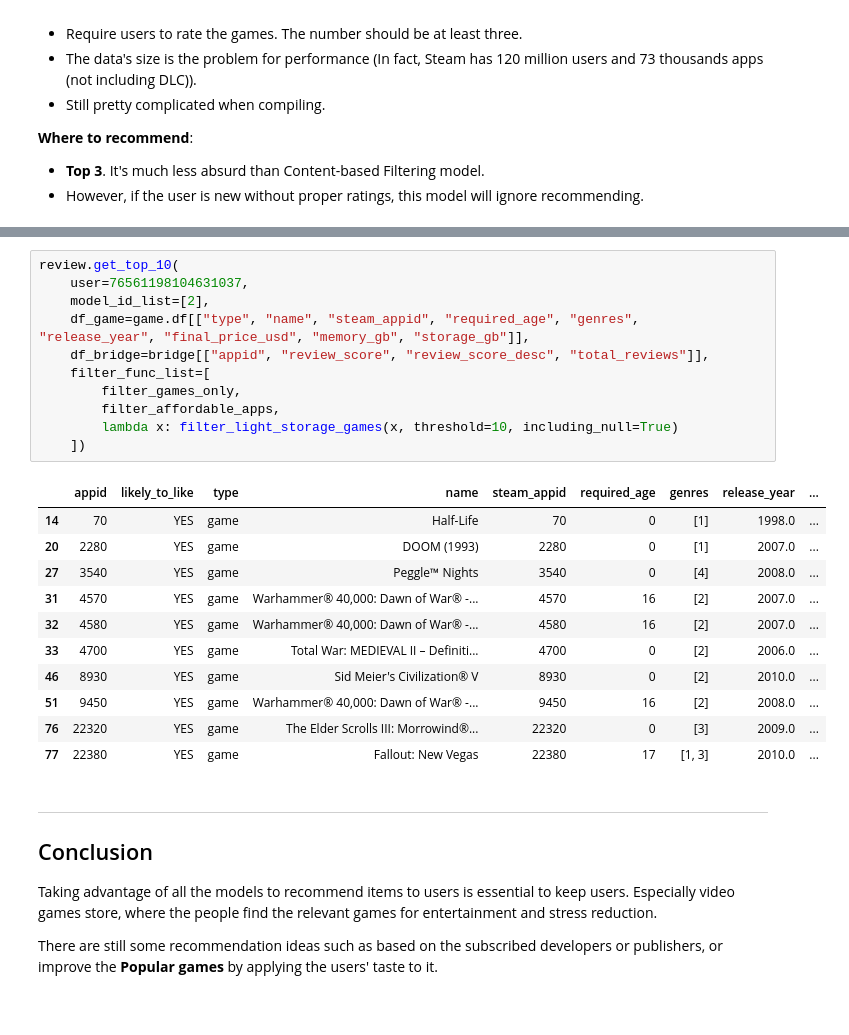
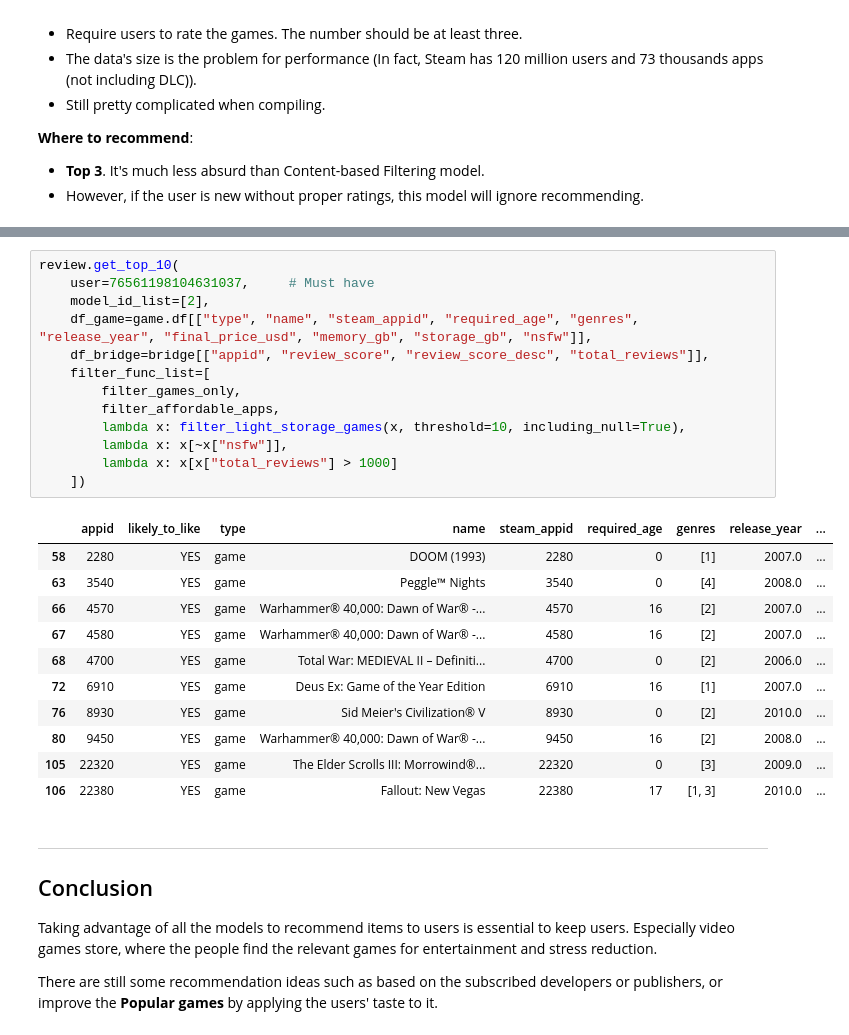
Before and after one commit to lephu13502/Steam-DB-Analysis, a Jupyter notebook: modeling_recommendation_v3.ipynb, the cells around one changed output, grey strips where cells are left out. Saved outputs shown, nothing was run; the diff lists cells and outputs as text.

```diff
--- a/modeling_recommendation_v3.ipynb
+++ b/modeling_recommendation_v3.ipynb
@@ -321,26 +358,28 @@ Based on the rating, we can extract the relevant games for each users.
 # %%
 review.get_top_10(
-    user=76561198104631037,
+    user=76561198104631037,		# Must have
     model_id_list=[2],
-    df_game=game.df[["type", "name", "steam_appid", "required_age", "genres",  "release_year", "final_price_usd", "memory_gb", "storage_gb"]],
+    df_game=game.df[["type", "name", "steam_appid", "required_age", "genres",  "release_year", "final_price_usd", "memory_gb", "storage_gb", "nsfw"]],
     df_bridge=bridge[["appid", "review_score", "review_score_desc", "total_reviews"]],
     filter_func_list=[
         filter_games_only,
         filter_affordable_apps,
-        lambda x: filter_light_storage_games(x, threshold=10, including_null=True)
+        lambda x: filter_light_storage_games(x, threshold=10, including_null=True),
+		lambda x: x[~x["nsfw"]],
+		lambda x: x[x["total_reviews"] > 1000]
     ])
 # %% [output]
 |  | appid | likely_to_like | type | name | steam_appid | required_age | genres | release_year | ... |
-| 14 | 70 | YES | game | Half-Life | 70 | 0 | [1] | 1998.0 | ... |
-| 20 | 2280 | YES | game | DOOM (1993) | 2280 | 0 | [1] | 2007.0 | ... |
-| 27 | 3540 | YES | game | Peggle™ Nights | 3540 | 0 | [4] | 2008.0 | ... |
-| 31 | 4570 | YES | game | Warhammer® 40,000: Dawn of War® -... | 4570 | 16 | [2] | 2007.0 | ... |
-| 32 | 4580 | YES | game | Warhammer® 40,000: Dawn of War® -... | 4580 | 16 | [2] | 2007.0 | ... |
-| 33 | 4700 | YES | game | Total War: MEDIEVAL II – Definiti... | 4700 | 0 | [2] | 2006.0 | ... |
-| 46 | 8930 | YES | game | Sid Meier's Civilization® V | 8930 | 0 | [2] | 2010.0 | ... |
-| 51 | 9450 | YES | game | Warhammer® 40,000: Dawn of War® -... | 9450 | 16 | [2] | 2008.0 | ... |
-| 76 | 22320 | YES | game | The Elder Scrolls III: Morrowind®... | 22320 | 0 | [3] | 2009.0 | ... |
-| 77 | 22380 | YES | game | Fallout: New Vegas | 22380 | 17 | [1, 3] | 2010.0 | ... |
+| 58 | 2280 | YES | game | DOOM (1993) | 2280 | 0 | [1] | 2007.0 | ... |
+| 63 | 3540 | YES | game | Peggle™ Nights | 3540 | 0 | [4] | 2008.0 | ... |
+| 66 | 4570 | YES | game | Warhammer® 40,000: Dawn of War® -... | 4570 | 16 | [2] | 2007.0 | ... |
+| 67 | 4580 | YES | game | Warhammer® 40,000: Dawn of War® -... | 4580 | 16 | [2] | 2007.0 | ... |
+| 68 | 4700 | YES | game | Total War: MEDIEVAL II – Definiti... | 4700 | 0 | [2] | 2006.0 | ... |
+| 72 | 6910 | YES | game | Deus Ex: Game of the Year Edition | 6910 | 16 | [1] | 2007.0 | ... |
+| 76 | 8930 | YES | game | Sid Meier's Civilization® V | 8930 | 0 | [2] | 2010.0 | ... |
+| 80 | 9450 | YES | game | Warhammer® 40,000: Dawn of War® -... | 9450 | 16 | [2] | 2008.0 | ... |
+| 105 | 22320 | YES | game | The Elder Scrolls III: Morrowind®... | 22320 | 0 | [3] | 2009.0 | ... |
+| 106 | 22380 | YES | game | Fallout: New Vegas | 22380 | 17 | [1, 3] | 2010.0 | ... |
 # %% [markdown]
 ___
 
```
Also changed, not shown: parts of 7 cells of this notebook.
